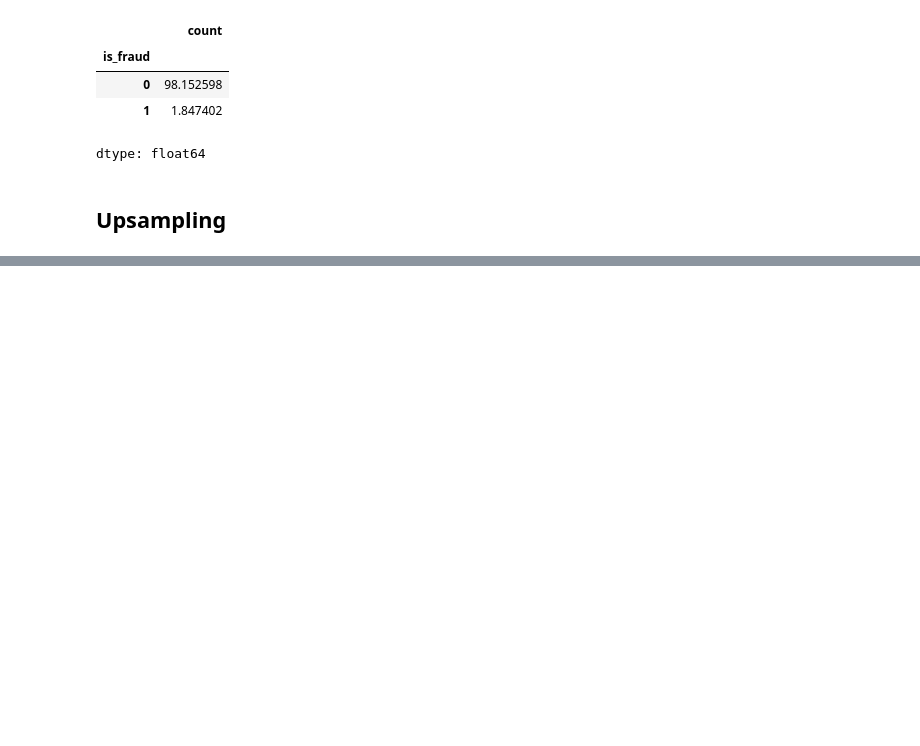
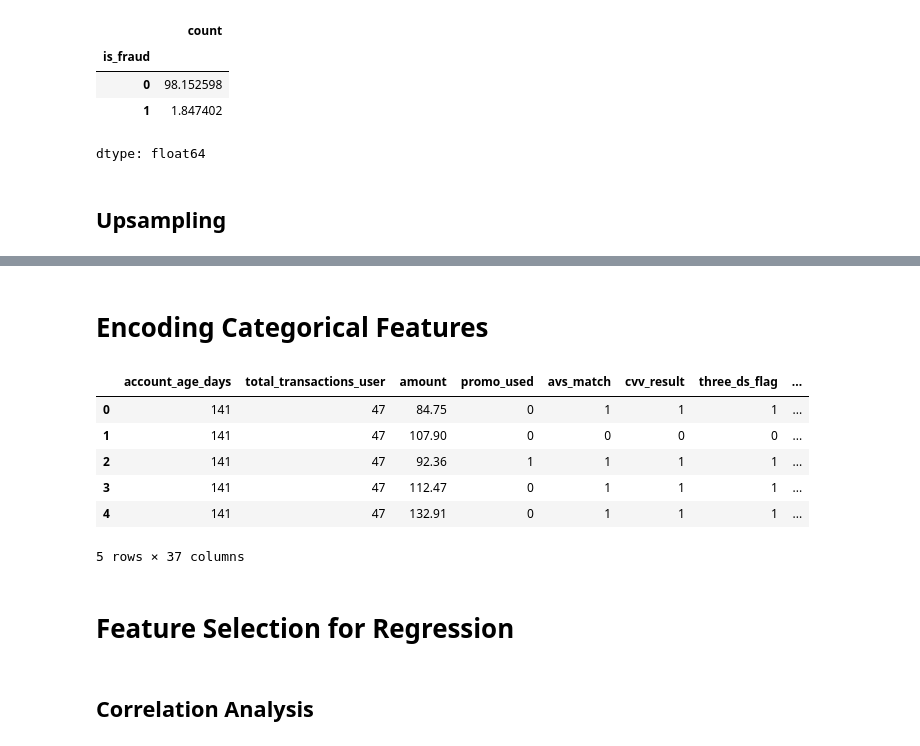
Before and after one commit to MDRobiulhassan/Mental-Health, a Jupyter notebook: Ecommerece Fraud.ipynb, the cells around one changed output, grey strips where cells are left out. Cells and saved outputs as stored; diff of their text form; code cells hidden in the pictures; blank space fills up the shorter version.

```diff
--- a/Ecommerece Fraud.ipynb
+++ b/Ecommerece Fraud.ipynb
@@ -607,0 +662,16 @@ dtype: int64
+# %% [markdown]
+# Encoding Categorical Features
+# %%
+df_categorical = ['country', 'bin_country', 'channel', 'merchant_category']
+# %%
+df = pd.get_dummies(df, drop_first=True, columns = df_categorical)
+# %%
+df.head()
+# %% [output]
+|  | account_age_days | total_transactions_user | amount | promo_used | avs_match | cvv_result | three_ds_flag | ... |
+| 0 | 141 | 47 | 84.75 | 0 | 1 | 1 | 1 | ... |
+| 1 | 141 | 47 | 107.90 | 0 | 0 | 0 | 0 | ... |
+| 2 | 141 | 47 | 92.36 | 1 | 1 | 1 | 1 | ... |
+| 3 | 141 | 47 | 112.47 | 0 | 1 | 1 | 1 | ... |
+| 4 | 141 | 47 | 132.91 | 0 | 1 | 1 | 1 | ... |
+5 rows × 37 columns
@@ -607,0 +685,4 @@ dtype: int64
+# %% [markdown]
+# Feature Selection for Regression
+# %% [markdown]
+## Correlation Analysis
```
Also changed, not shown: parts of 24 cells of this notebook.
